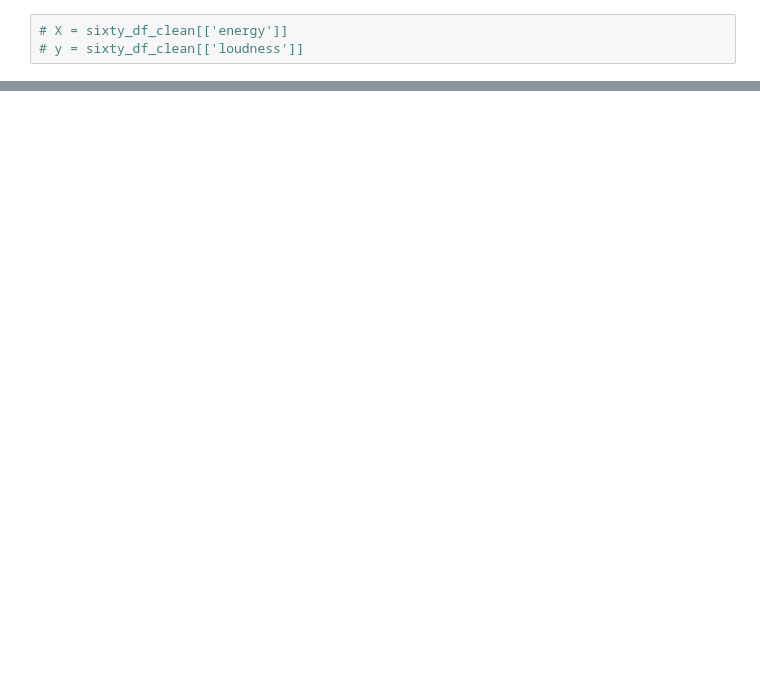
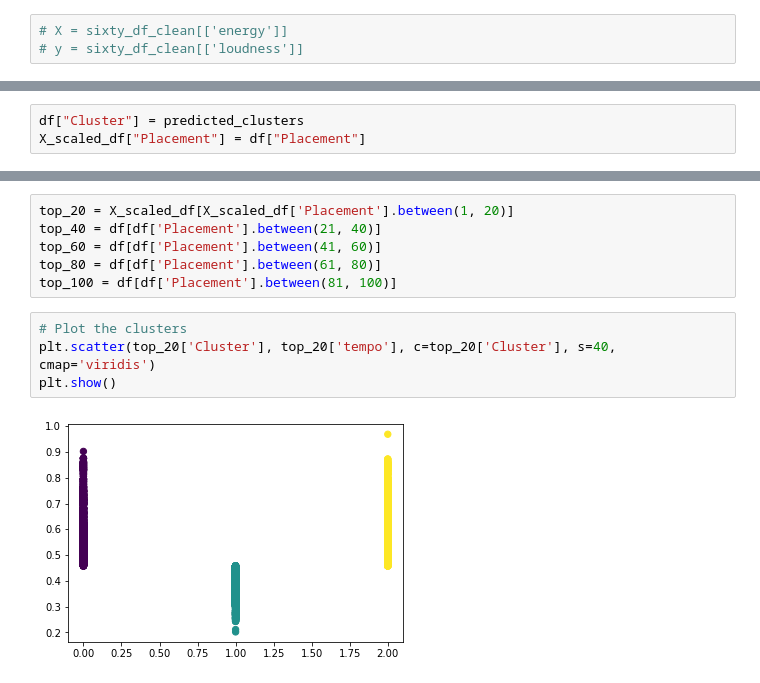
Before and after one commit to 12wollmana/UMN-Data_Analytics-Project_03, a Jupyter notebook: database/etl/etl.ipynb, the cells around one changed output, grey strips where cells are left out. Saved outputs shown, nothing was run; the diff lists cells and outputs as text; blank space fills up the shorter version.

```diff
--- a/database/etl/etl.ipynb
+++ b/database/etl/etl.ipynb
@@ -92,0 +165,3 @@ plt.show()
+# %%
+df["Cluster"] = predicted_clusters
+X_scaled_df["Placement"] = df["Placement"]
@@ -92,0 +193,12 @@ plt.show()
+# %%
+top_20 = X_scaled_df[X_scaled_df['Placement'].between(1, 20)]
+top_40 = df[df['Placement'].between(21, 40)]
+top_60 = df[df['Placement'].between(41, 60)]
+top_80 = df[df['Placement'].between(61, 80)]
+top_100 = df[df['Placement'].between(81, 100)]
+# %%
+# Plot the clusters
+plt.scatter(top_20['Cluster'], top_20['tempo'], c=top_20['Cluster'], s=40, cmap='viridis')
+plt.show()
+# %% [output]
+[figure, added]
```
Also changed, not shown: parts of 49 cells of this notebook.
